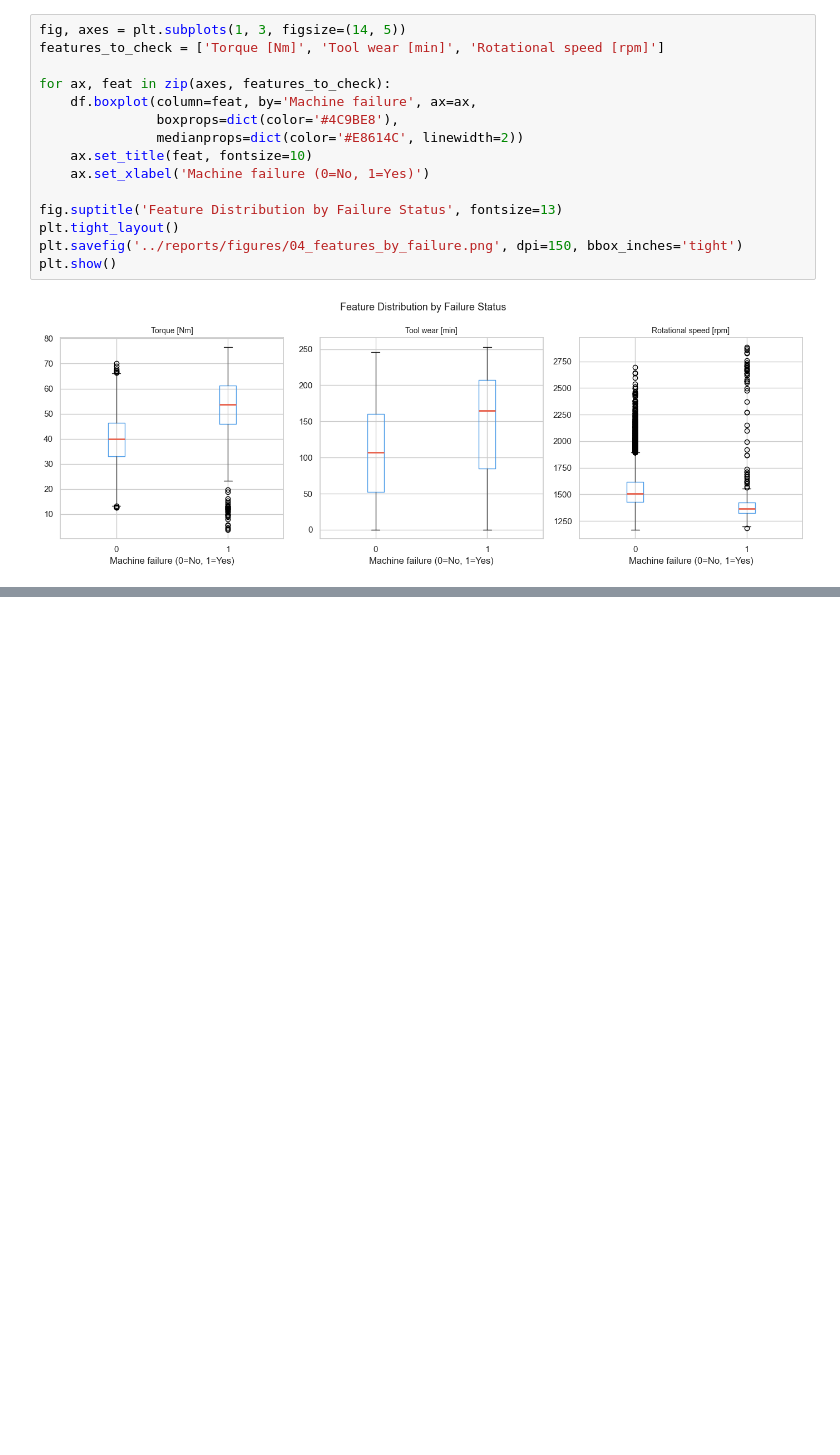
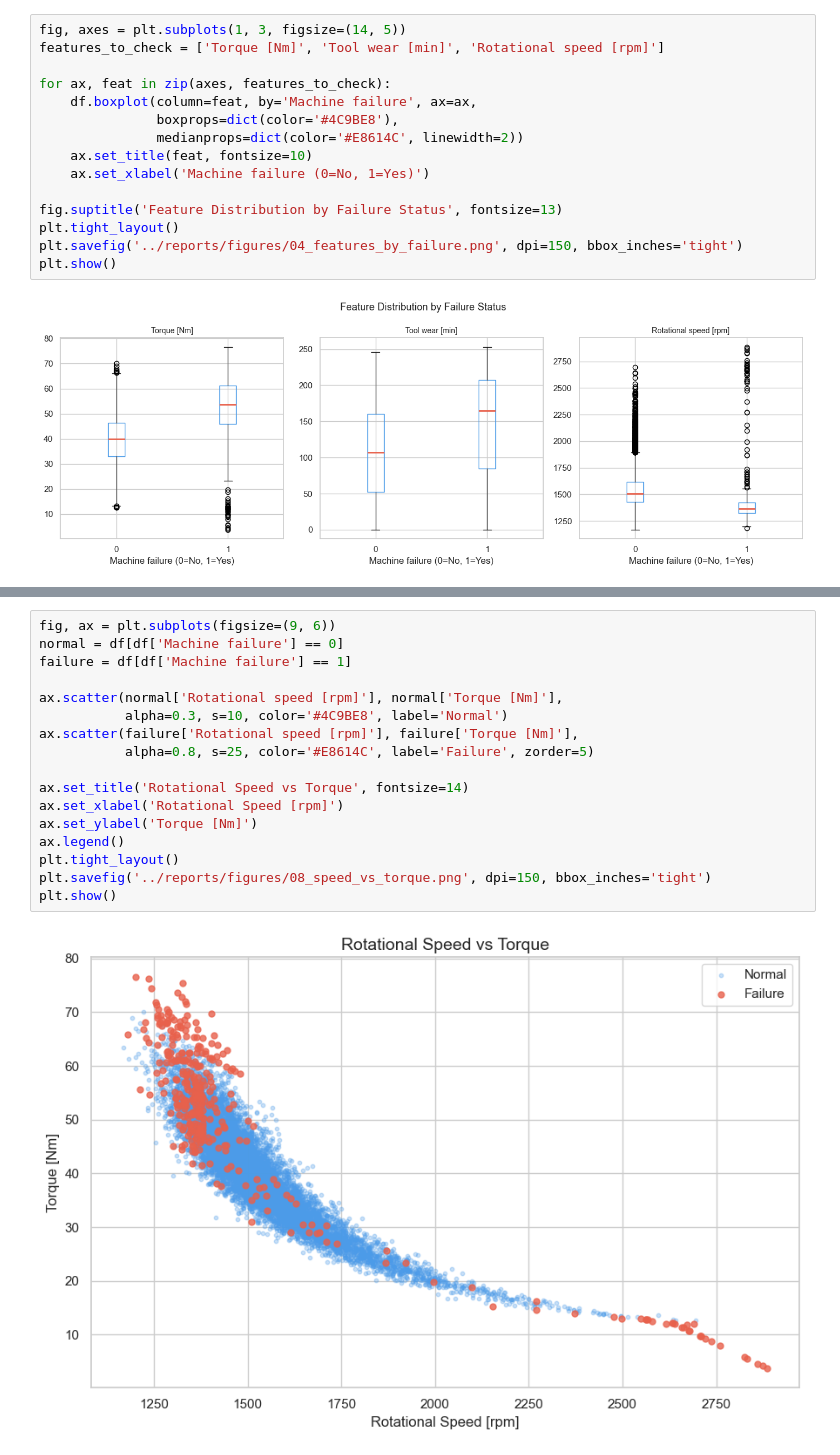
Before and after one commit to Swayam085/predictive-maintenance, a Jupyter notebook: notebooks/01_eda.ipynb, the cells around one changed output, grey strips where cells are left out. Saved outputs shown, nothing was run; the diff lists cells and outputs as text; blank space fills up the shorter version.

```diff
--- a/notebooks/01_eda.ipynb
+++ b/notebooks/01_eda.ipynb
@@ -113,0 +167,19 @@ plt.show()
+# %%
+fig, ax = plt.subplots(figsize=(9, 6))
+normal = df[df['Machine failure'] == 0]
+failure = df[df['Machine failure'] == 1]
+
+ax.scatter(normal['Rotational speed [rpm]'], normal['Torque [Nm]'],
+           alpha=0.3, s=10, color='#4C9BE8', label='Normal')
+ax.scatter(failure['Rotational speed [rpm]'], failure['Torque [Nm]'],
+           alpha=0.8, s=25, color='#E8614C', label='Failure', zorder=5)
+
+ax.set_title('Rotational Speed vs Torque', fontsize=14)
+ax.set_xlabel('Rotational Speed [rpm]')
+ax.set_ylabel('Torque [Nm]')
+ax.legend()
+plt.tight_layout()
+plt.savefig('../reports/figures/08_speed_vs_torque.png', dpi=150, bbox_inches='tight')
+plt.show()
+# %% [output]
+[figure, added]
```
Also changed, not shown: parts of 4 cells of this notebook, 5 other files.
